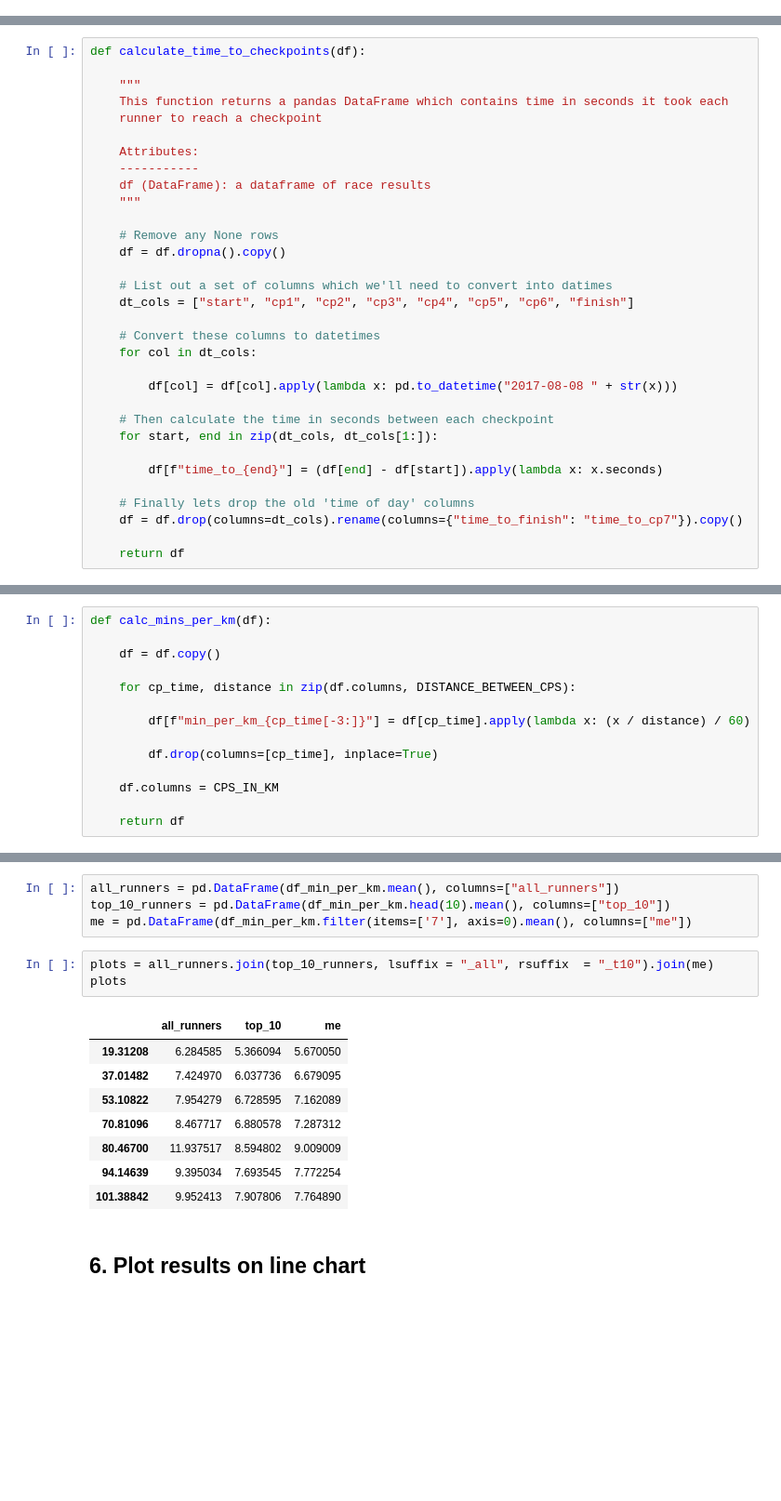
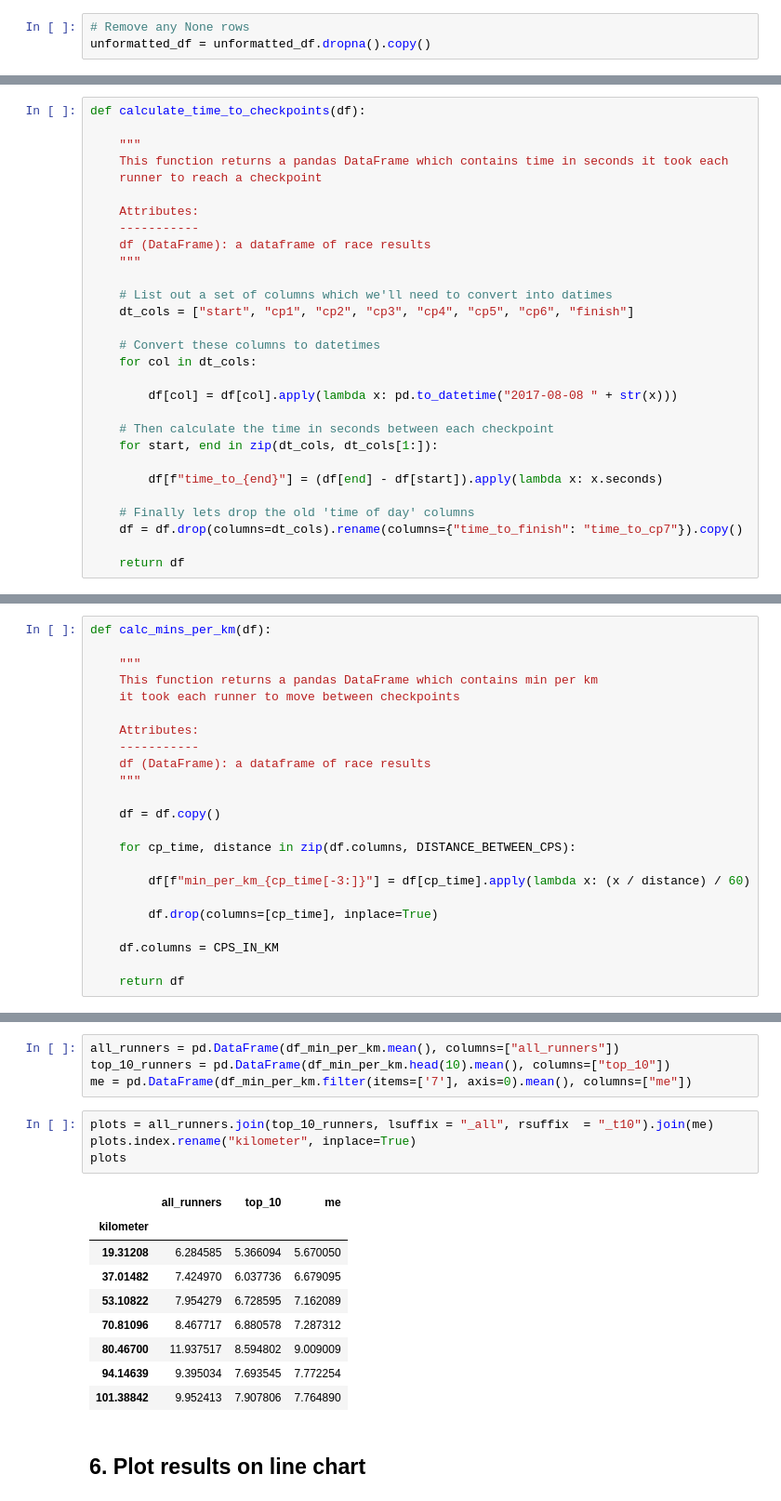
Before and after one commit to slemasne/tutorials, a Jupyter notebook: _notebooks/2018-03-02-svp.ipynb, the cells around one changed output, grey strips where cells are left out. Shown: that part at 93% size. Saved outputs shown, nothing was run; the diff lists cells and outputs as text; blank space fills up the shorter version.

```diff
--- a/_notebooks/2018-03-02-svp.ipynb
+++ b/_notebooks/2018-03-02-svp.ipynb
@@ -125,0 +126,3 @@ In the function below, we calculate the time (in seconds) it took each runner to
+# %%
+# Remove any None rows
+unformatted_df = unformatted_df.dropna().copy()
@@ -134,9 +139,6 @@ def calculate_time_to_checkpoints(df):
     -----------
     df (DataFrame): a dataframe of race results
     """
-
-    # Remove any None rows
-    df = df.dropna().copy()
 
     # List out a set of columns which we'll need to convert into datimes
     dt_cols = ["start", "cp1", "cp2", "cp3", "cp4", "cp5", "cp6", "finish"]
@@ -169,5 +173,14 @@ df_time_to_cp.head(3)
 # %%
 def calc_mins_per_km(df):
+
+    """
+    This function returns a pandas DataFrame which contains min per km
+    it took each runner to move between checkpoints
+
+    Attributes:
+    -----------
+    df (DataFrame): a dataframe of race results
+    """
 
     df = df.copy()
 
@@ -197,9 +218,11 @@ top_10_runners = pd.DataFrame(df_min_per_km.head(10).mean(), columns=["top_10"])
 me = pd.DataFrame(df_min_per_km.filter(items=['7'], axis=0).mean(), columns=["me"])
 # %%
 plots = all_runners.join(top_10_runners, lsuffix = "_all", rsuffix  = "_t10").join(me)
+plots.index.rename("kilometer", inplace=True)
 plots
 # %% [output]
 |  | all_runners | top_10 | me |
+| kilometer |  |  |  |
 | 19.31208 | 6.284585 | 5.366094 | 5.670050 |
 | 37.01482 | 7.424970 | 6.037736 | 6.679095 |
 | 53.10822 | 7.954279 | 6.728595 | 7.162089 |
```
Also changed, not shown: parts of 6 cells of this notebook, 3 other files.
